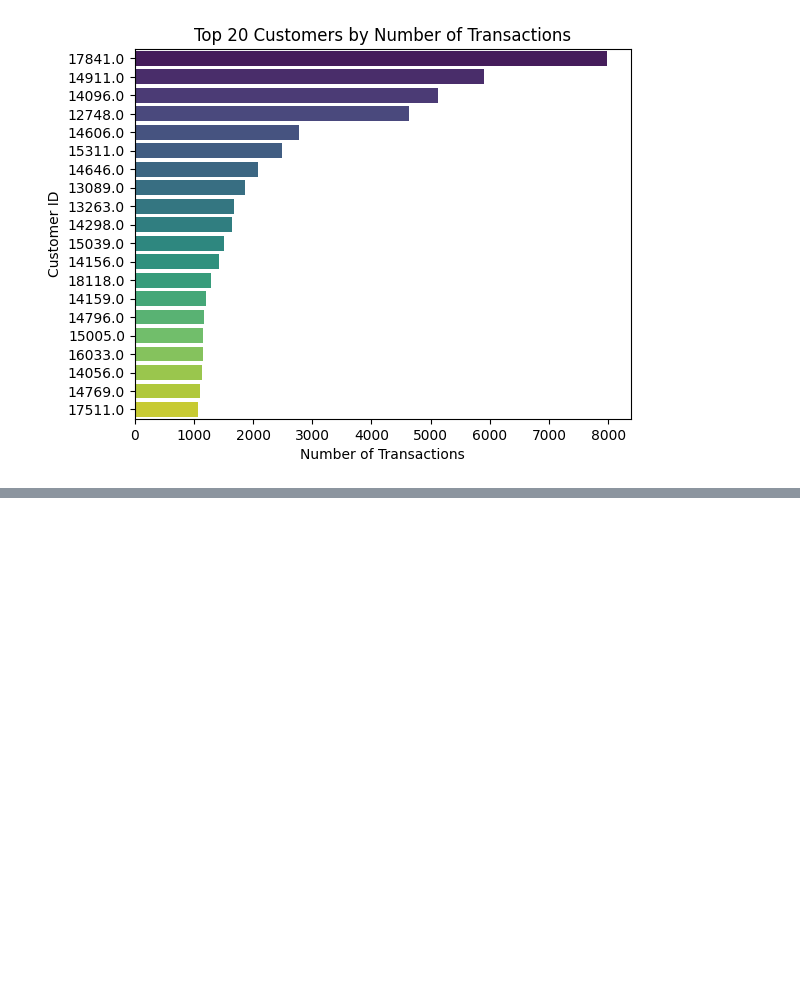
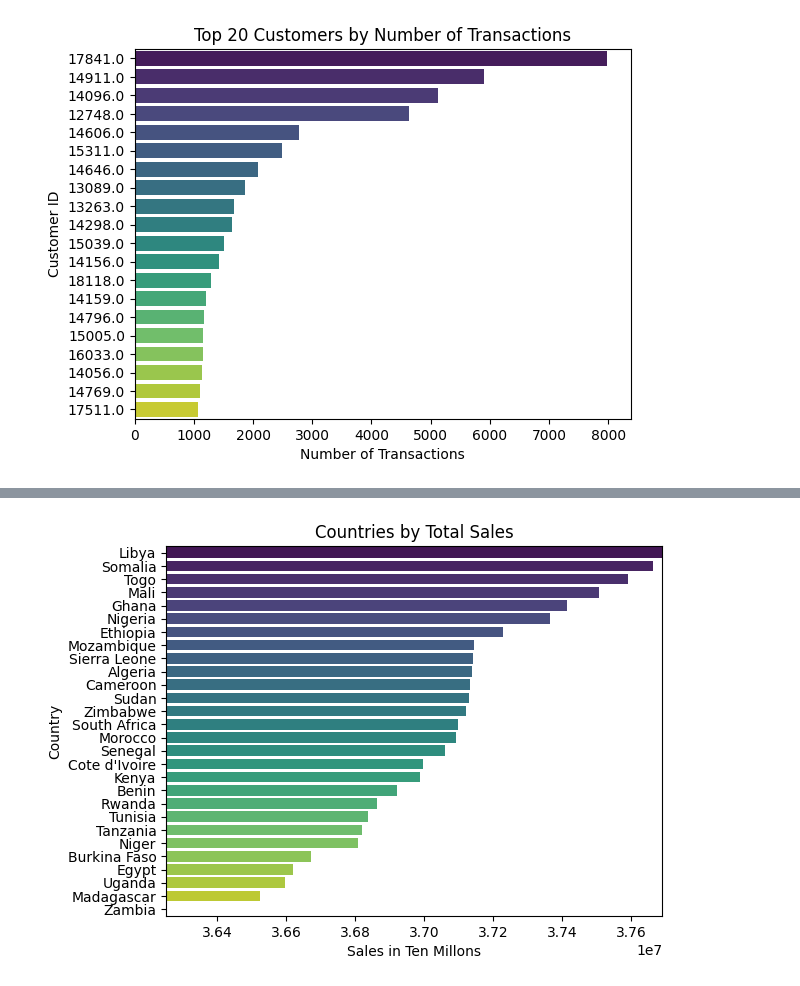
Before and after one commit to deCrystals/cohort_analysis, a Jupyter notebook: cohort.ipynb, the cells around one changed output, grey strips where cells are left out. Saved outputs shown, nothing was run; the diff lists cells and outputs as text; code cells hidden in the pictures; blank space fills up the shorter version.

```diff
--- a/cohort.ipynb
+++ b/cohort.ipynb
@@ -181,0 +200,3 @@ countries
+# %%
+country_pay = df.groupby('Country')['TotalSales'].sum().sort_values(ascending = False)
+country_pay
@@ -182,2 +221,11 @@ countries
+# %%
+sns.barplot(x=country_pay.values, y=country_pay.index, hue =country_pay.index, palette='viridis')
+plt.title("Countries by Total Sales")
+plt.xlabel("Sales in Ten Millons")
+plt.xlim(min(country_pay.values) - 5, max(country_pay.values) + 10)
+plt.ylabel("Country")
+plt.show()
+# %% [output]
+[figure, added]
 # %%
 #Number of Category(Distribution) by Products(Stock code)
```
Also changed, not shown: parts of 25 cells of this notebook.
